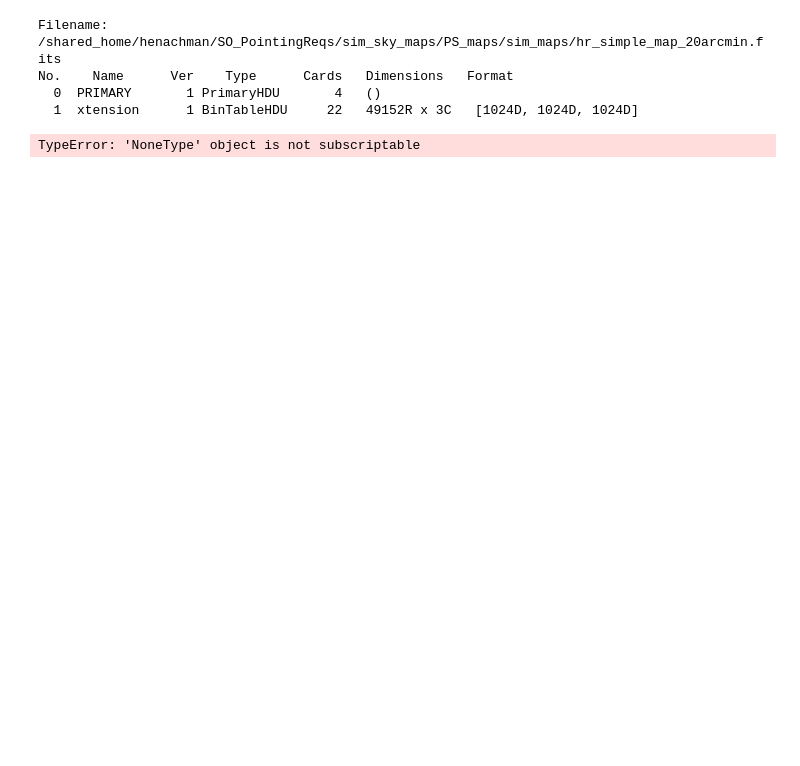
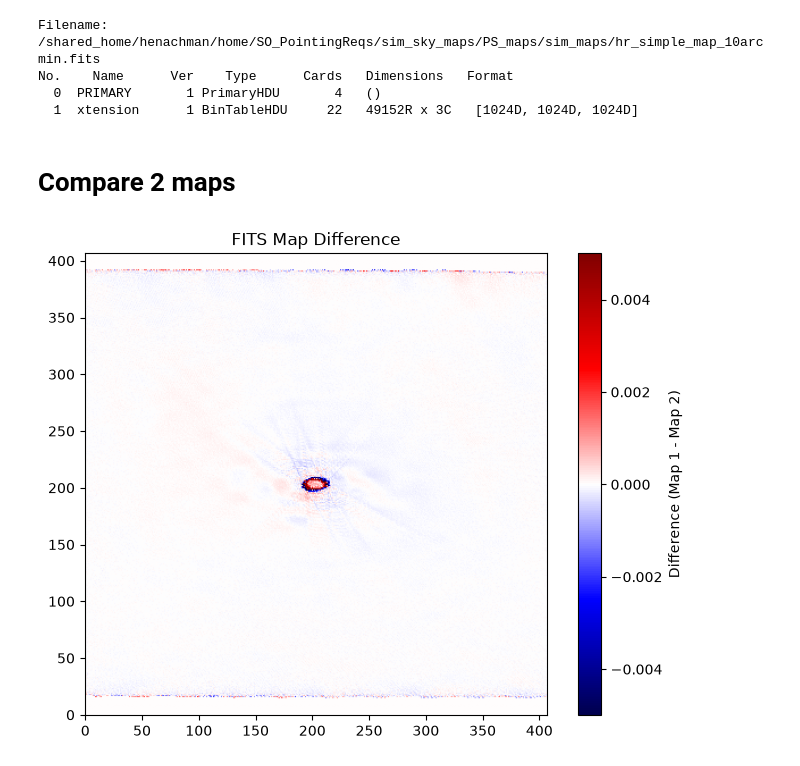
Before and after one commit to henry-e-n/SO_PointingReqs, a Jupyter notebook: mapmaking/map_loader.ipynb, the cells around one changed output. Drawn from its saved outputs; the diff is of its cells as text; code cells hidden in the pictures; blank space fills up the shorter version.

```diff
--- a/mapmaking/map_loader.ipynb
+++ b/mapmaking/map_loader.ipynb
@@ -5,9 +5,9 @@ import os
 import healpy as hp
 from astropy.io import fits
 
-path_to_volume = "/shared_home/henachman/SO_PointingReqs/sim_outputs/map_outputs/simple_hr20arcmin_tan"
+path_to_volume = "/shared_home/henachman/data/sim_outputs/simple_hr10arcmin_jitter/mapmaker"
 path_to_file = os.path.join(path_to_volume, "mlmapmaker_sky_map.fits")
-path_to_truth = "/shared_home/henachman/SO_PointingReqs/sim_sky_maps/PS_maps/sim_maps/hr_simple_map_20arcmin.fits"
+path_to_truth = "/shared_home/henachman/home/SO_PointingReqs/sim_sky_maps/PS_maps/sim_maps/hr_simple_map_10arcmin.fits"
 hdul = fits.open(path_to_truth)
 hdul.info()
 
@@ -20,12 +20,42 @@ hdul.info()
 toast.vis.plot_wcs_maps(
     mapfile=str(path_to_file),
     format="png",
-    cmap="RdBu",
-    truth=path_to_truth
+    cmap="RdBu"
 )
 # %% [output]
-Filename: /shared_home/henachman/SO_PointingReqs/sim_sky_maps/PS_maps/sim_maps/hr_simple_map_20arcmin.fits
+Filename: /shared_home/henachman/home/SO_PointingReqs/sim_sky_maps/PS_maps/sim_maps/hr_simple_map_10arcmin.fits
 No.    Name      Ver    Type      Cards   Dimensions   Format
   0  PRIMARY       1 PrimaryHDU       4   ()
   1  xtension      1 BinTableHDU     22   49152R x 3C   [1024D, 1024D, 1024D]
-TypeError: 'NoneType' object is not subscriptable
+# %% [markdown]
+# Compare 2 maps
+# %%
+import matplotlib.pyplot as plt
+from astropy.io import fits
+from astropy.wcs import WCS
+from matplotlib.colors import LogNorm
+
+
+maps_to_load = [
+    "/shared_home/henachman/data/sim_outputs/simple_hr10arcmin/mapmaker/mlmapmaker_sky_map.fits",
+    "/shared_home/henachman/data/sim_outputs/simple_hr10arcmin_jitter/mapmaker/mlmapmaker_sky_map.fits"
+]
+# %%
+import matplotlib.pyplot as plt
+
+# 1. Open the two FITS files
+with fits.open(maps_to_load[0]) as hdul1, fits.open(maps_to_load[1]) as hdul2:
+  data1 = hdul1[0].data
+  data2 = hdul2[0].data
+
+# 2. Compute the difference
+diff_data = data1 - data2
+
+# 3. Plot the difference map
+plt.figure(figsize=(8, 6))
+plt.imshow(diff_data[0], origin='lower', cmap='seismic', vmin=-5e-3, vmax=5e-3)
+plt.colorbar(label='Difference (Map 1 - Map 2)')
+plt.title('FITS Map Difference')
+plt.show()
+# %% [output]
+[figure, added]
```
Also changed, not shown: parts of 2 cells of this notebook, 22 other files.
